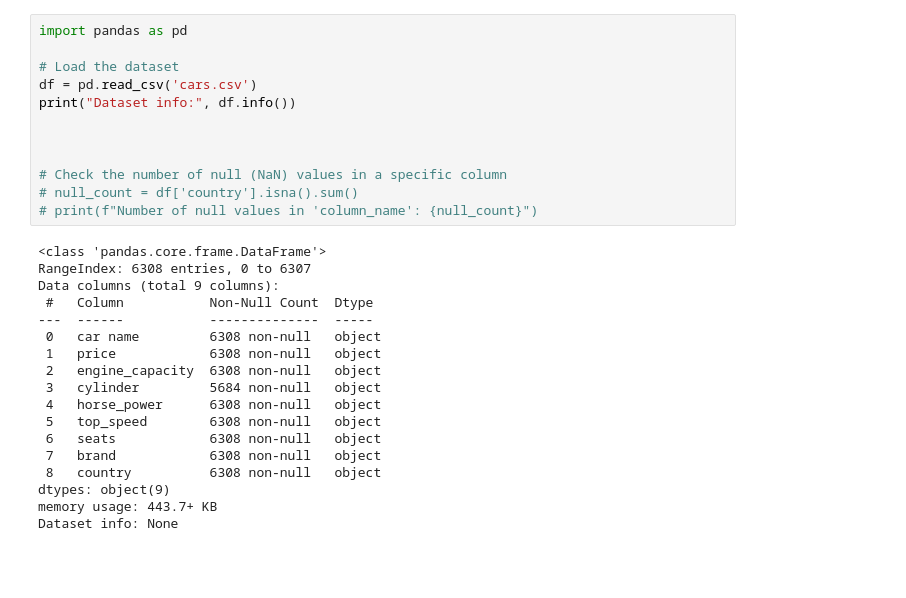
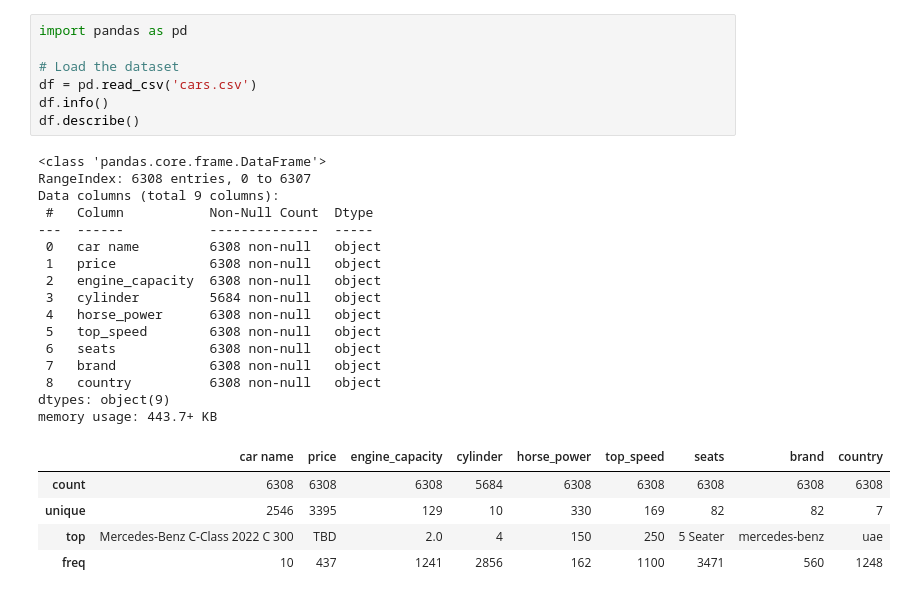
Before and after one commit to qossayrida/MachineLearning-DataScience, a Jupyter notebook: Assignment2/RegressionAnalysisAndModelSelection/data_clean.ipynb, the cells around one changed output. Saved outputs shown, nothing was run; the diff lists cells and outputs as text; blank space fills up the shorter version.

```diff
--- a/Assignment2/RegressionAnalysisAndModelSelection/data_clean.ipynb
+++ b/Assignment2/RegressionAnalysisAndModelSelection/data_clean.ipynb
@@ -1,33 +1,32 @@
 # %%
 import pandas as pd
 
 # Load the dataset
 df = pd.read_csv('cars.csv')
-print("Dataset info:", df.info())
-
-
-
-# Check the number of null (NaN) values in a specific column
-# null_count = df['country'].isna().sum()
-# print(f"Number of null values in 'column_name': {null_count}")
+df.info()
+df.describe()
 # %% [output]
 <class 'pandas.core.frame.DataFrame'>
 RangeIndex: 6308 entries, 0 to 6307
 Data columns (total 9 columns):
  #   Column           Non-Null Count  Dtype
 ---  ------           --------------  -----
  0   car name         6308 non-null   object
  1   price            6308 non-null   object
  2   engine_capacity  6308 non-null   object
  3   cylinder         5684 non-null   object
  4   horse_power      6308 non-null   object
  5   top_speed        6308 non-null   object
  6   seats            6308 non-null   object
  7   brand            6308 non-null   object
  8   country          6308 non-null   object
 dtypes: object(9)
 memory usage: 443.7+ KB
-Dataset info: None
+|  | car name | price | engine_capacity | cylinder | horse_power | top_speed | seats | brand | country |
+| count | 6308 | 6308 | 6308 | 5684 | 6308 | 6308 | 6308 | 6308 | 6308 |
+| unique | 2546 | 3395 | 129 | 10 | 330 | 169 | 82 | 82 | 7 |
+| top | Mercedes-Benz C-Class 2022 C 300 | TBD | 2.0 | 4 | 150 | 250 | 5 Seater | mercedes-benz | uae |
+| freq | 10 | 437 | 1241 | 2856 | 162 | 1100 | 3471 | 560 | 1248 |
 # %%
 import pandas as pd
 import numpy as np
```
Also changed, not shown: parts of 3 cells of this notebook, 1 other file.
